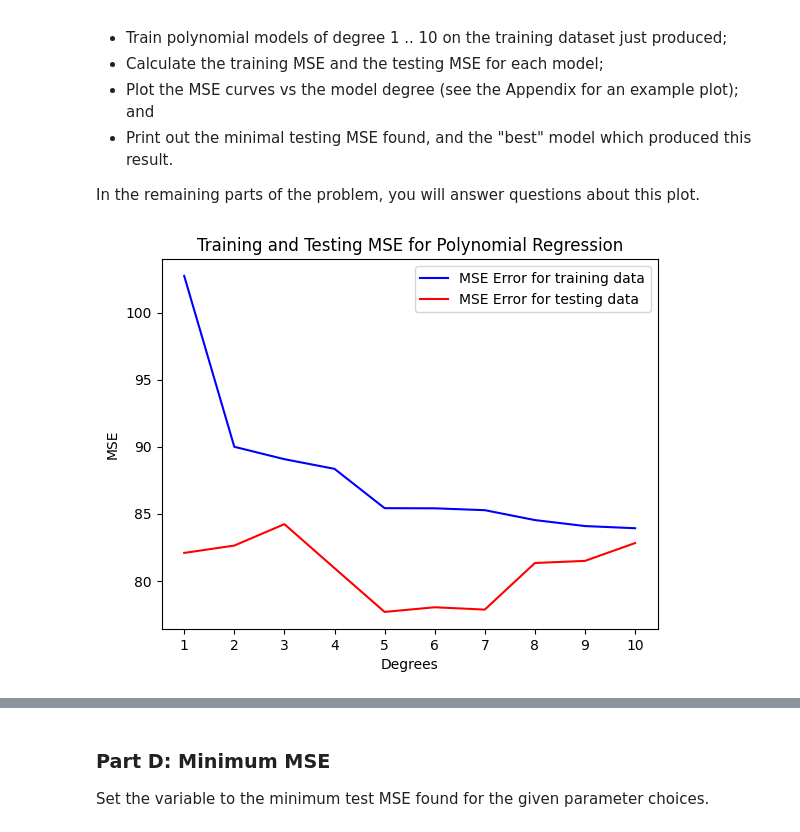
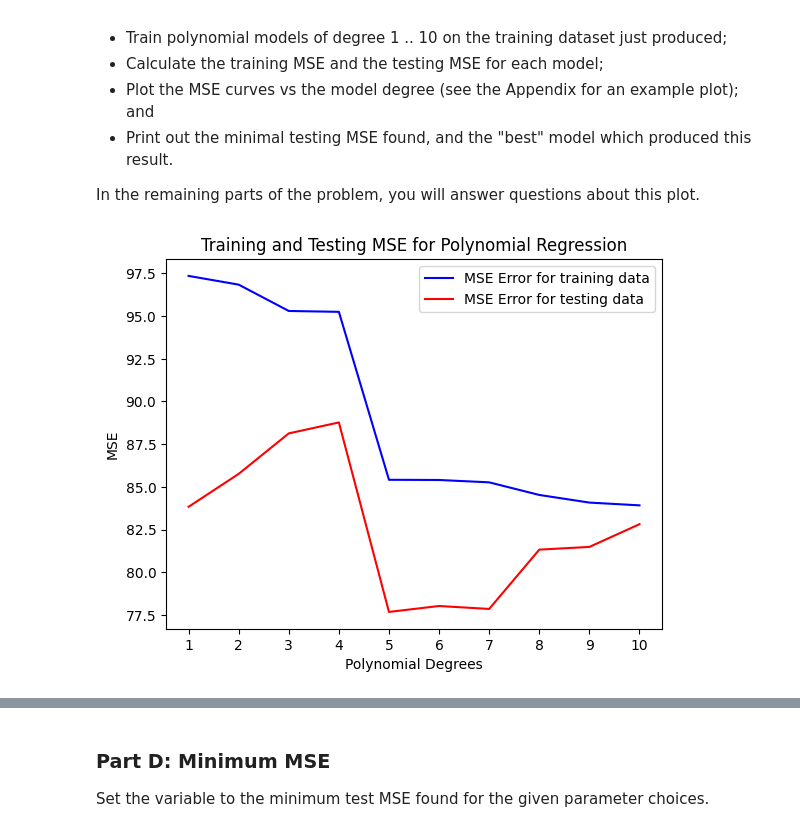
Before and after one commit to Felixe360/Module-3-Assignments, a Jupyter notebook: Homework_03.ipynb, the cells around one changed output, grey strips where cells are left out. Drawn from its saved outputs; the diff is of its cells as text; code cells hidden in the pictures.

```diff
--- a/Homework_03.ipynb
+++ b/Homework_03.ipynb
@@ -127,14 +127,7 @@ test_size=.3
 random_state=42
 
 #create a 5 degree polynomial
-def function(x):
-    return -0.3*x**5 + 6.5*x**4 - 45.0*x**3 + 140.0*x**2 - 190.0*x + 100.0
-
-
-# create Dataset
-np.random.seed(random_state)
-X=np.linspace(1,4, num= n_sample)
-y= function(X) + np.random.normal(0, noise,size=n_sample)
+X,y = make_poly_model(n_samples=200,degree=5,noise=10,show_data=True,random_state=42)
 
 
 # Test: Should print (140, 1) (60, 1) (140,) (60,)
@@ -184,37 +166,36 @@ for d in degrees:
     X_train_poly=poly.fit_transform(X_train)
     X_test_poly=poly.transform(X_test)
     # Fit a linear regression model on the transformed data
-    model=LinearRegression()
         # Your code here
     model=LinearRegression()
     model.fit(X_train_poly,y_train)
     # Predict on the train and test sets
         # Your code here
     y_train_pred= model.predict(X_train_poly)
     y_test_pred=model.predict(X_test_poly)
 
     # Calculate the MSEs and append to the appropriate list
     # Your code here
     mse_train= mean_squared_error(y_train, y_train_pred)
     mse_test=mean_squared_error(y_test, y_test_pred)
     train_errors.append(mse_train)
     test_errors.append(mse_test)
 # Plot training and test MSEs vs degree of model using train_errors and test_errors
 # Note that the x axis should have ticks for 1 .. 10 only
 
 # Your code here
 plt.plot(degrees, train_errors, color='blue', label='MSE Error for training data')
 plt.plot(degrees, test_errors, color='red', label='MSE Error for testing data')
-plt.xlabel("Degrees")
+plt.xlabel("Polynomial Degrees")
 plt.ylabel('MSE')
 plt.title('Training and Testing MSE for Polynomial Regression')
 plt.xticks(range(1,11))
 plt.legend()
 plt.show()
 # Calculate minimal MSE and degree for test set and print out
 # Hint: notice carefully that the MSE lists are for degrees [1, 2, 3, ....]  (i.e., index + 1)
 index=test_errors.index(np.min(test_errors))
 # Your code here
 print(f'Degree = {degrees[index]},', f'minimal MSE is {np.min(test_errors)}')
 # %% [output]
-[figure, old version]
+[figure, new version]
```
Also changed, not shown: parts of 29 cells of this notebook.
